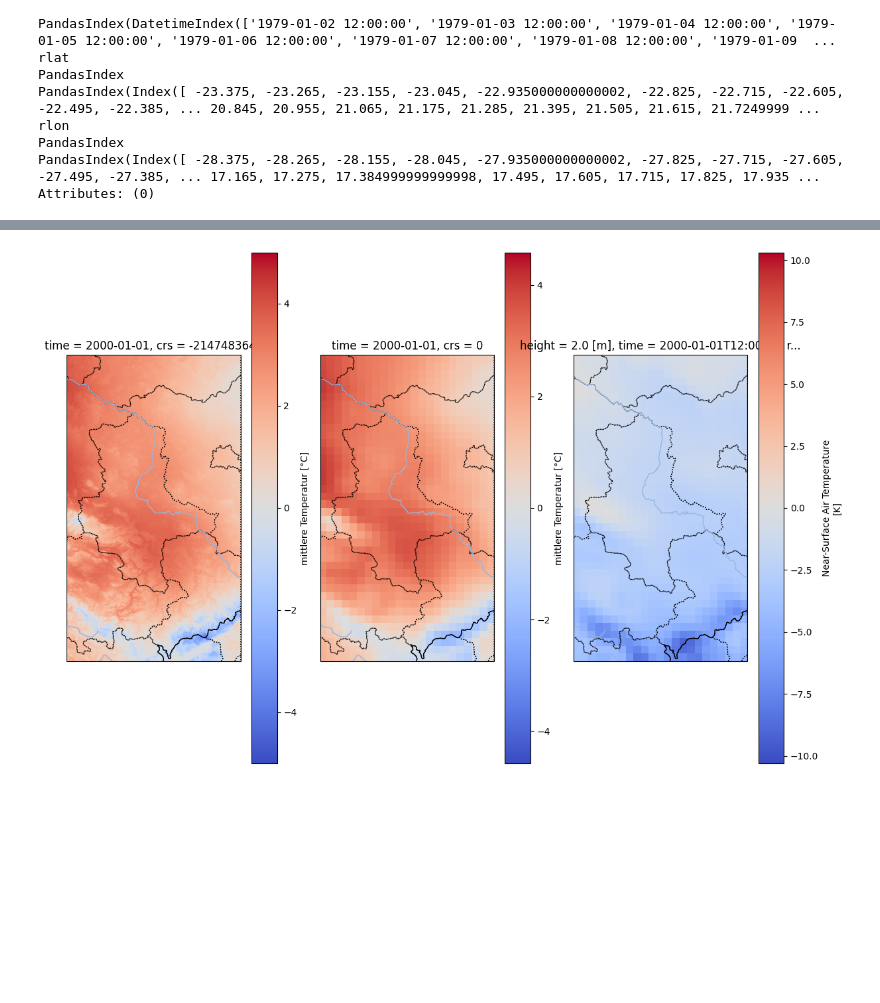
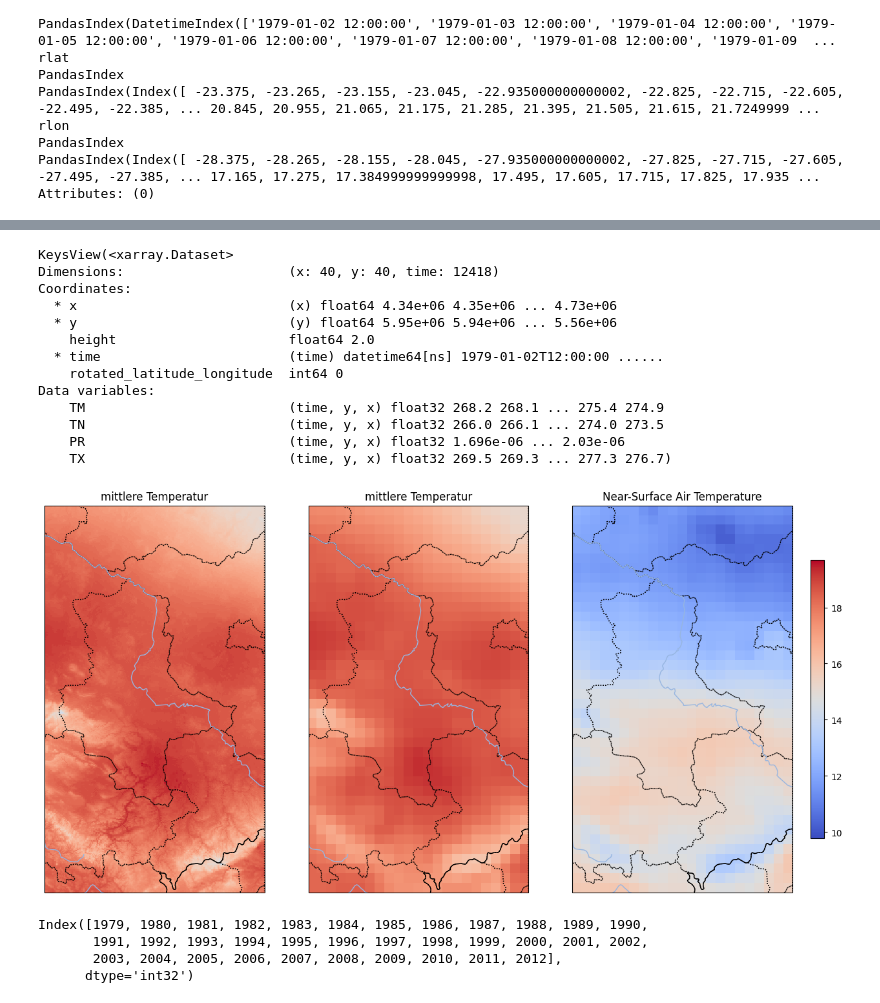
Before and after one commit to k0stal/downscaling, a Jupyter notebook: notebooks/dataset.ipynb, the cells around one changed output, grey strips where cells are left out. Cells and saved outputs as stored; diff of their text form; code cells hidden in the pictures; blank space fills up the shorter version.

Commit message:
Finish dataset prep notebook

```diff
--- a/notebooks/dataset.ipynb
+++ b/notebooks/dataset.ipynb
@@ -367,4 +342,35 @@ plot_samples_espg_crs([x_cordex_tm_sample])
+# %%
+rename_dict = {
+    "tas": "TM",
+    "tasmin": "TN",
+    "tasmax": "TX",
+    "pr": "PR",
+}
+# %%
+espg_cordex = espg_cordex.rename(rename_dict)
+espg_cordex.keys()
+# %% [output]
+KeysView(<xarray.Dataset>
+Dimensions:                     (x: 40, y: 40, time: 12418)
+Coordinates:
+  * x                           (x) float64 4.34e+06 4.35e+06 ... 4.73e+06
+  * y                           (y) float64 5.95e+06 5.94e+06 ... 5.56e+06
+    height                      float64 2.0
+  * time                        (time) datetime64[ns] 1979-01-02T12:00:00 ......
+    rotated_latitude_longitude  int64 0
+Data variables:
+    TM                          (time, y, x) float32 268.2 268.1 ... 275.4 274.9
+    TN                          (time, y, x) float32 266.0 266.1 ... 274.0 273.5
+    PR                          (time, y, x) float32 1.696e-06 ... 2.03e-06
+    TX                          (time, y, x) float32 269.5 269.3 ... 277.3 276.7)
+# %%
+### conversion from K to °C
+for variable in ["TM", "TN", "TX"]:
+    espg_cordex[variable] -= 273.15
+# %%
+espg_cordex_tm = espg_cordex["TM"]
+x_cordex_tm_sample = espg_cordex_tm.sel(time=sample_date + "T12:00:00")
 # %%
-plot_samples_espg_crs([y_rekis_tm_sample, x_rekis_tm_sample, x_cordex_tm_sample], figsize=(12, 8))
+plot_samples_espg_crs([y_rekis_tm_sample, x_rekis_tm_sample, x_cordex_tm_sample], figsize=(6, 8))
 # %% [output]
-[figure, old version]
+[figure, new version]
@@ -370,0 +387,7 @@ plot_samples_espg_crs([y_rekis_tm_sample, x_rekis_tm_sample, x_cordex_tm_sample]
+# %%
+years
+# %% [output]
+Index([1979, 1980, 1981, 1982, 1983, 1984, 1985, 1986, 1987, 1988, 1989, 1990,
+       1991, 1992, 1993, 1994, 1995, 1996, 1997, 1998, 1999, 2000, 2001, 2002,
+       2003, 2004, 2005, 2006, 2007, 2008, 2009, 2010, 2011, 2012],
+      dtype='int32')
```
Also changed, not shown: parts of 38 cells of this notebook.
